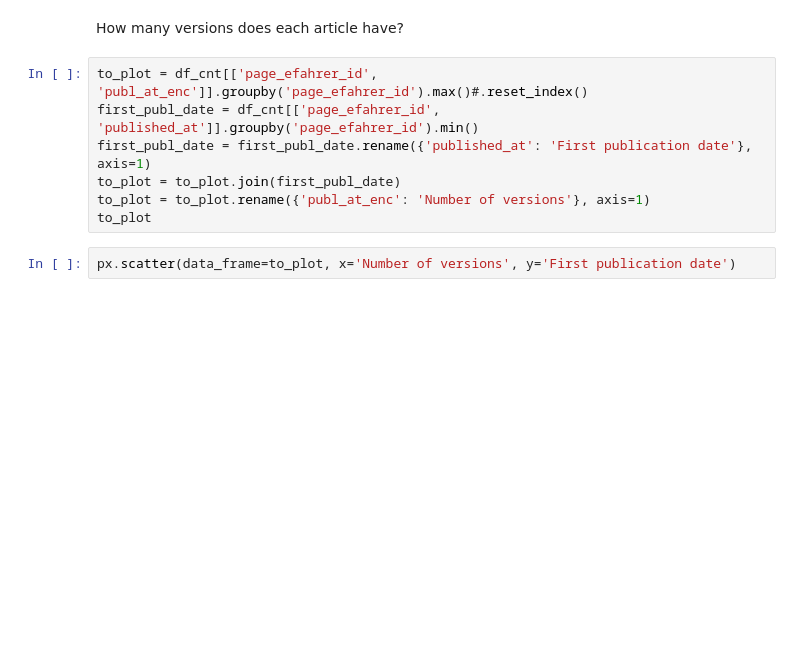
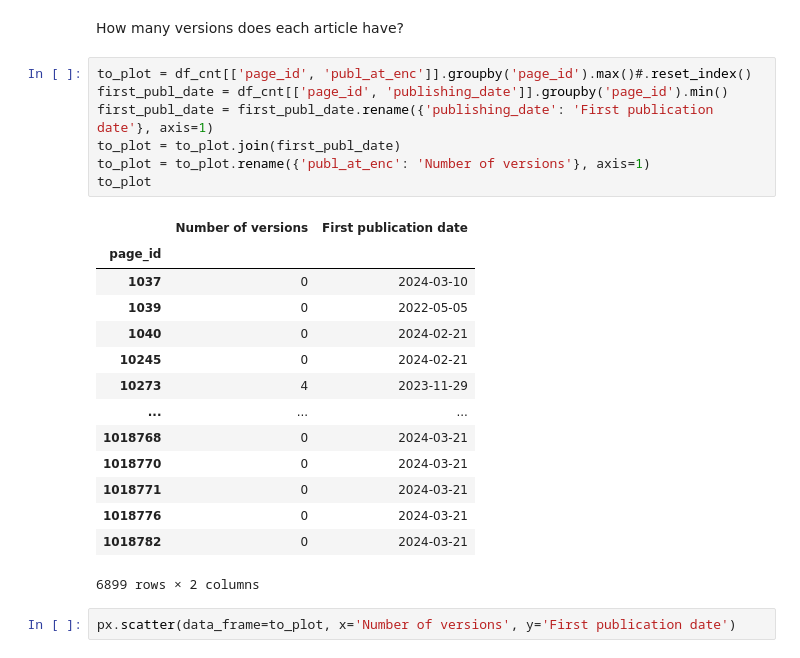
Before and after one commit to RenzoTorrecuso/d-drivers, a Jupyter notebook: notebooks/Cleaning-categorising-katja.ipynb, the cells around one changed output. Saved outputs shown, nothing was run; the diff lists cells and outputs as text; blank space fills up the shorter version.

```diff
--- a/notebooks/Cleaning-categorising-katja.ipynb
+++ b/notebooks/Cleaning-categorising-katja.ipynb
@@ -378,12 +457,27 @@ df_cnt
 # %% [markdown]
 How many versions does each article have?
 # %%
-to_plot = df_cnt[['page_efahrer_id', 'publ_at_enc']].groupby('page_efahrer_id').max()#.reset_index()
-first_publ_date = df_cnt[['page_efahrer_id', 'published_at']].groupby('page_efahrer_id').min()
-first_publ_date = first_publ_date.rename({'published_at': 'First publication date'}, axis=1)
+to_plot = df_cnt[['page_id', 'publ_at_enc']].groupby('page_id').max()#.reset_index()
+first_publ_date = df_cnt[['page_id', 'publishing_date']].groupby('page_id').min()
+first_publ_date = first_publ_date.rename({'publishing_date': 'First publication date'}, axis=1)
 to_plot = to_plot.join(first_publ_date)
 to_plot = to_plot.rename({'publ_at_enc': 'Number of versions'}, axis=1)
 to_plot
+# %% [output]
+|  | Number of versions | First publication date |
+| page_id |  |  |
+| 1037 | 0 | 2024-03-10 |
+| 1039 | 0 | 2022-05-05 |
+| 1040 | 0 | 2024-02-21 |
+| 10245 | 0 | 2024-02-21 |
+| 10273 | 4 | 2023-11-29 |
+| ... | ... | ... |
+| 1018768 | 0 | 2024-03-21 |
+| 1018770 | 0 | 2024-03-21 |
+| 1018771 | 0 | 2024-03-21 |
+| 1018776 | 0 | 2024-03-21 |
+| 1018782 | 0 | 2024-03-21 |
+6899 rows × 2 columns
 # %%
 px.scatter(data_frame=to_plot, x='Number of versions', y='First publication date')
 # %% [markdown]
```
Also changed, not shown: parts of 16 cells of this notebook, 2 other files.
